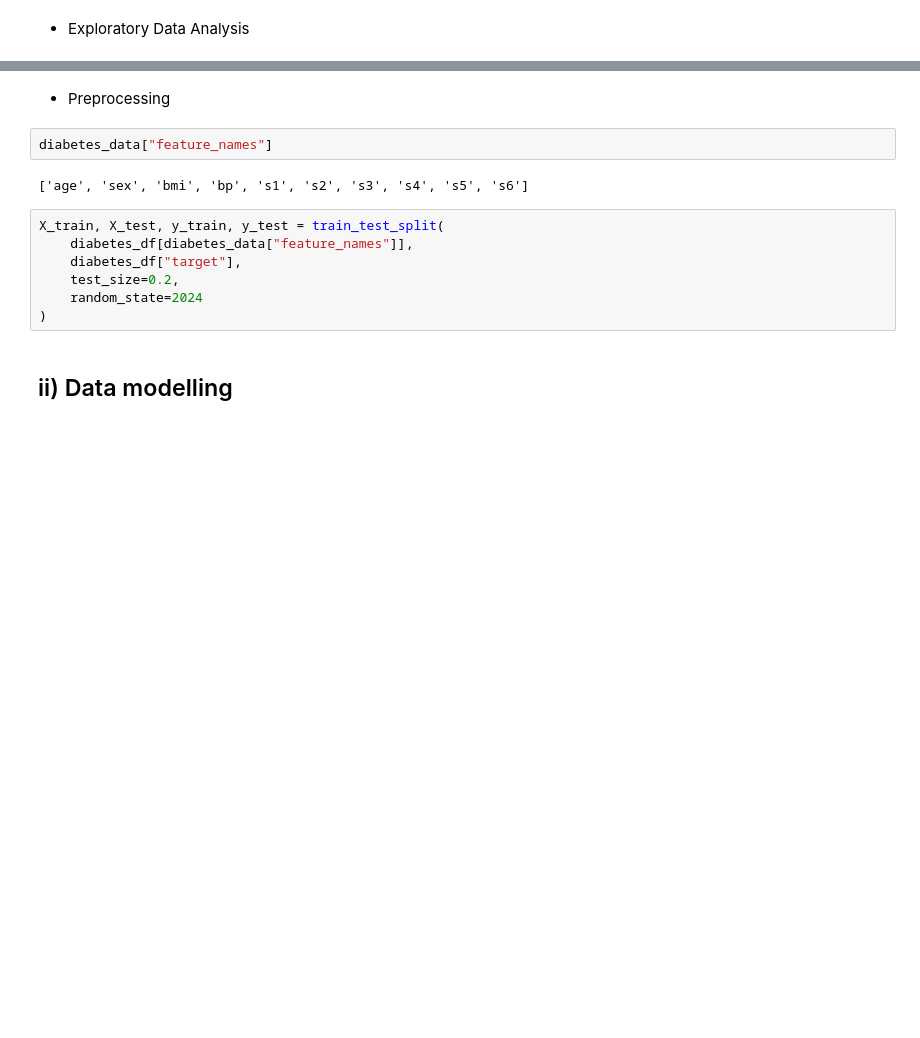
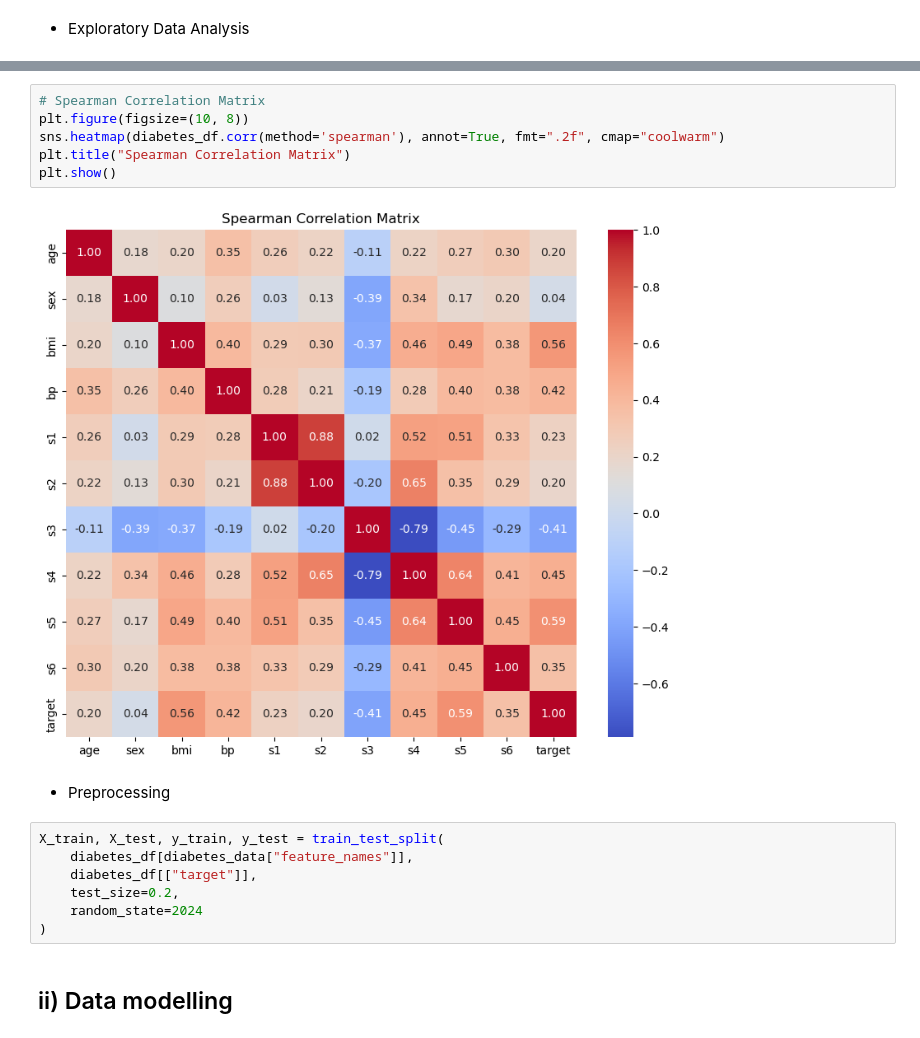
Before and after one commit to mariotey/assessment, a Jupyter notebook: scenario_a.ipynb, the cells around one changed output, grey strips where cells are left out. Cells and saved outputs as stored; diff of their text form; blank space fills up the shorter version.

```diff
--- a/scenario_a.ipynb
+++ b/scenario_a.ipynb
@@ -124,13 +146,17 @@ plt.show()
+# %%
+# Spearman Correlation Matrix
+plt.figure(figsize=(10, 8))
+sns.heatmap(diabetes_df.corr(method='spearman'), annot=True, fmt=".2f", cmap="coolwarm")
+plt.title("Spearman Correlation Matrix")
+plt.show()
+# %% [output]
+[figure, added]
 # %% [markdown]
 - Preprocessing
-# %%
-diabetes_data["feature_names"]
-# %% [output]
-['age', 'sex', 'bmi', 'bp', 's1', 's2', 's3', 's4', 's5', 's6']
 # %%
 X_train, X_test, y_train, y_test = train_test_split(
     diabetes_df[diabetes_data["feature_names"]],
-    diabetes_df["target"],
+    diabetes_df[["target"]],
     test_size=0.2,
     random_state=2024
 )
```
Also changed, not shown: parts of 29 cells of this notebook, 1 other file.
